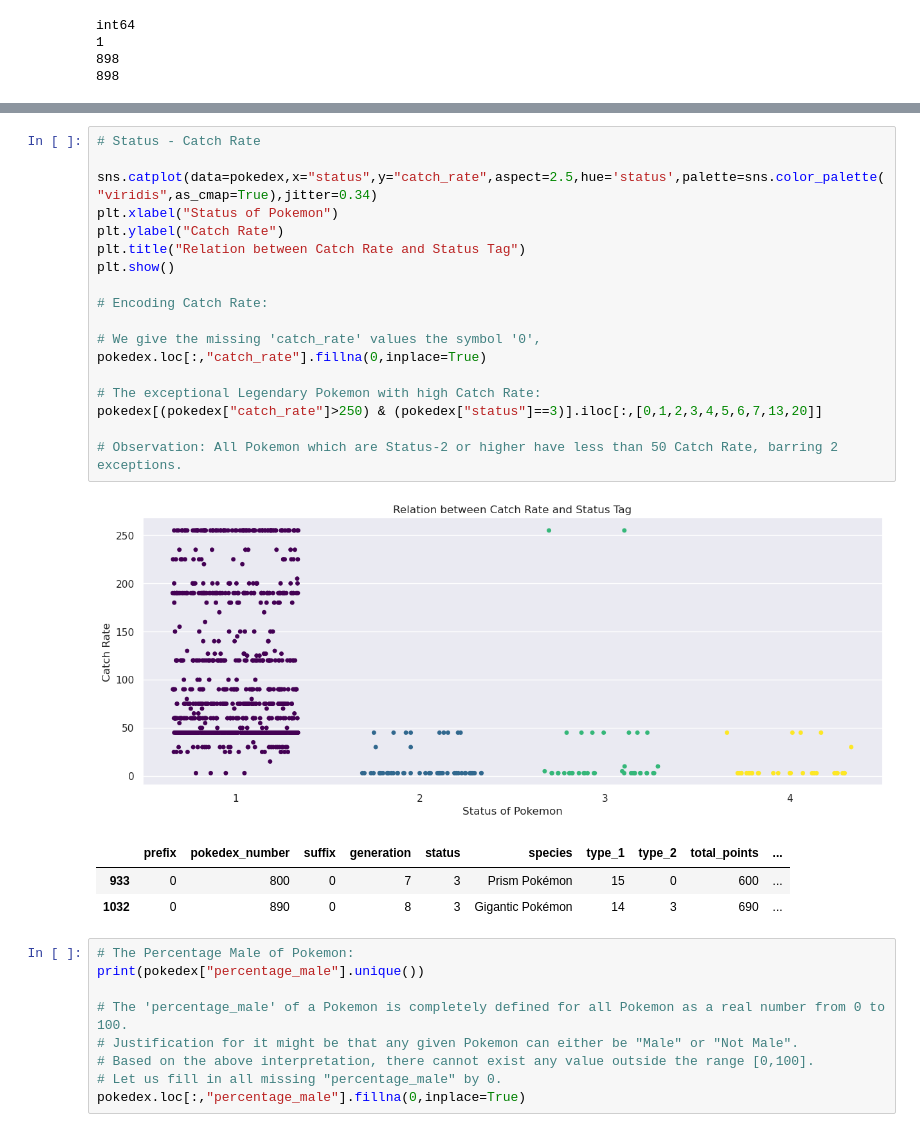
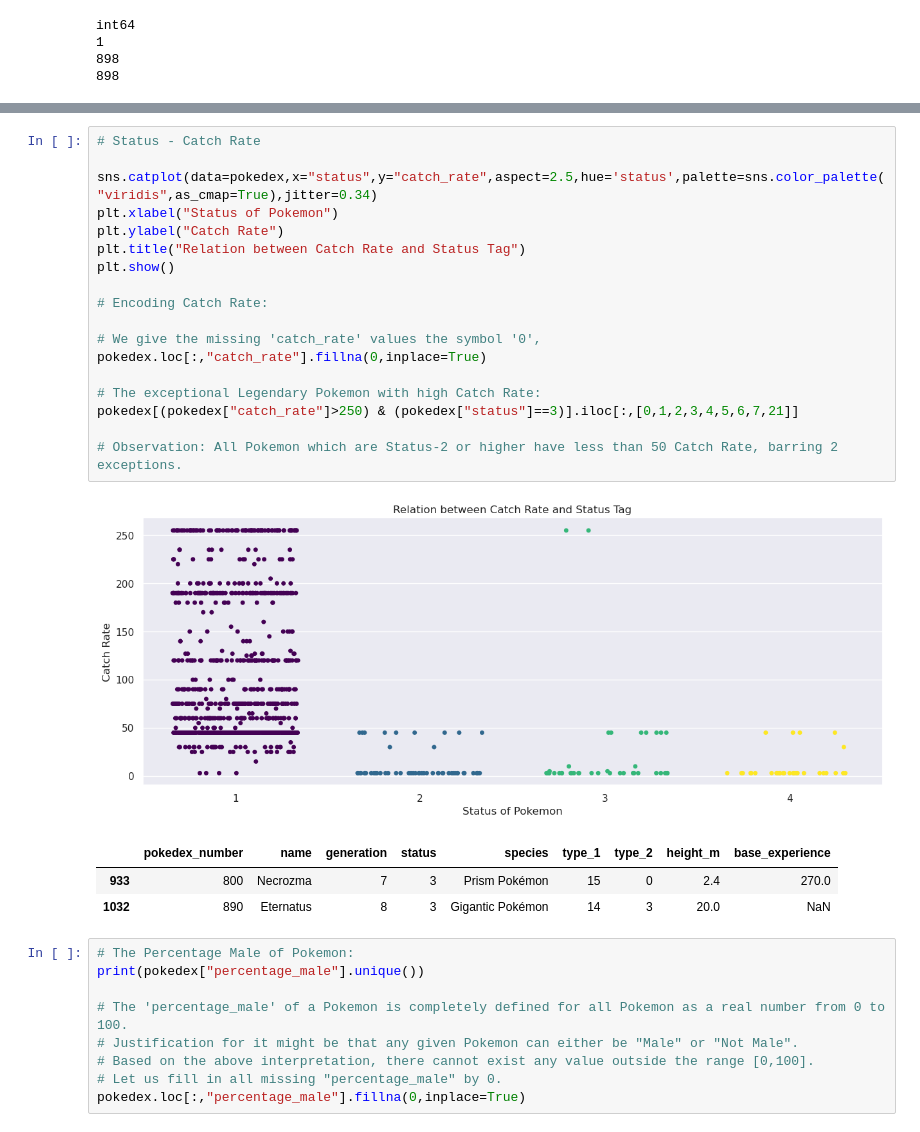
Before and after one commit to Akuson/projects, a Jupyter notebook: EDA Pokemon/Decoding Pokemon.ipynb, the cells around one changed output, grey strips where cells are left out. Drawn from its saved outputs; the diff is of its cells as text.

```diff
--- a/EDA Pokemon/Decoding Pokemon.ipynb
+++ b/EDA Pokemon/Decoding Pokemon.ipynb
@@ -805,26 +380,26 @@ pokedex = pokedex.loc[:,new_order]
 # %%
 # Status - Catch Rate
 
 sns.catplot(data=pokedex,x="status",y="catch_rate",aspect=2.5,hue='status',palette=sns.color_palette("viridis",as_cmap=True),jitter=0.34)
 plt.xlabel("Status of Pokemon")
 plt.ylabel("Catch Rate")
 plt.title("Relation between Catch Rate and Status Tag")
 plt.show()
 
 # Encoding Catch Rate:
 
 # We give the missing 'catch_rate' values the symbol '0',
 pokedex.loc[:,"catch_rate"].fillna(0,inplace=True)
 
 # The exceptional Legendary Pokemon with high Catch Rate:
-pokedex[(pokedex["catch_rate"]>250) & (pokedex["status"]==3)].iloc[:,[0,1,2,3,4,5,6,7,13,20]]
+pokedex[(pokedex["catch_rate"]>250) & (pokedex["status"]==3)].iloc[:,[0,1,2,3,4,5,6,7,21]]
 
 # Observation: All Pokemon which are Status-2 or higher have less than 50 Catch Rate, barring 2 exceptions.
 # %% [output]
-[figure, old version]
+[figure, new version]
-|  | prefix | pokedex_number | suffix | generation | status | species | type_1 | type_2 | total_points | ... |
-| 933 | 0 | 800 | 0 | 7 | 3 | Prism Pokémon | 15 | 0 | 600 | ... |
-| 1032 | 0 | 890 | 0 | 8 | 3 | Gigantic Pokémon | 14 | 3 | 690 | ... |
+|  | pokedex_number | name | generation | status | species | type_1 | type_2 | height_m | base_experience |
+| 933 | 800 | Necrozma | 7 | 3 | Prism Pokémon | 15 | 0 | 2.4 | 270.0 |
+| 1032 | 890 | Eternatus | 8 | 3 | Gigantic Pokémon | 14 | 3 | 20.0 | NaN |
 # %%
 # The Percentage Male of Pokemon:
 print(pokedex["percentage_male"].unique())
```
Also changed, not shown: parts of 68 cells of this notebook, 1 other file.
